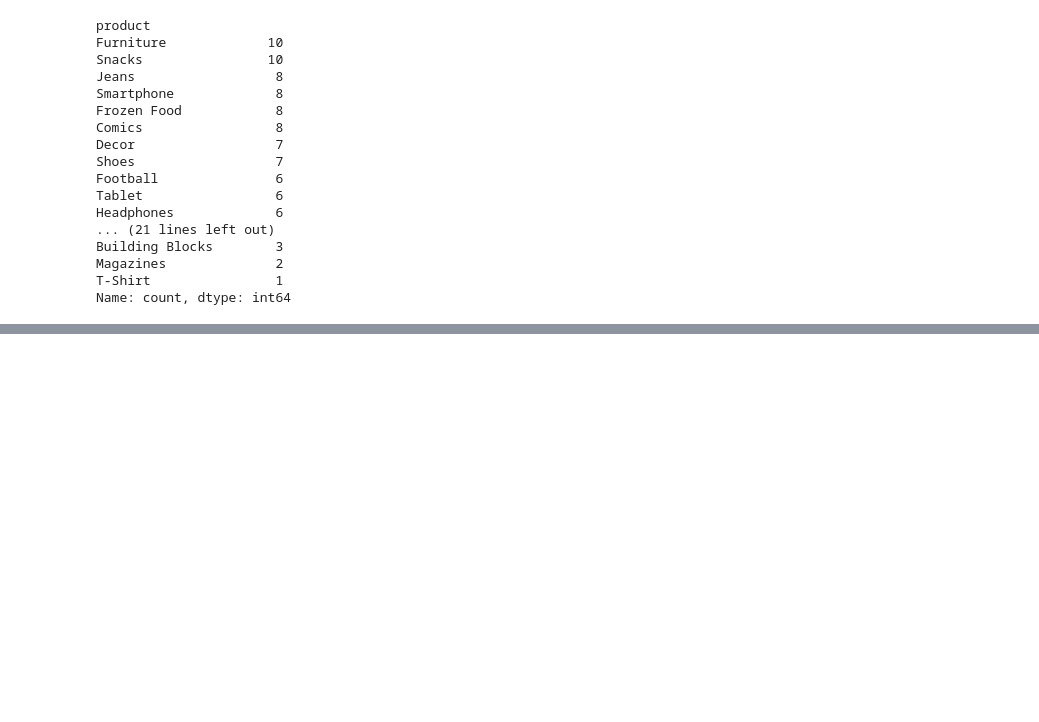
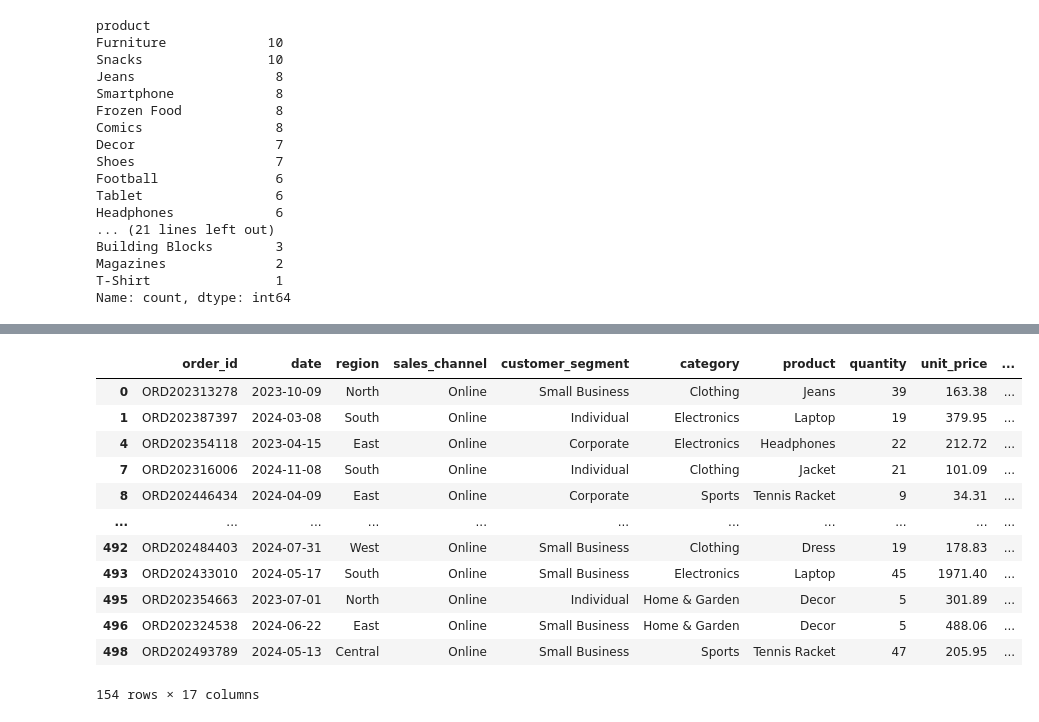
Before and after one commit to MR-pavan-patil/Pavan-Main-datascince, a Jupyter notebook: Pd & np/sales.ipynb, the cells around one changed output, grey strips where cells are left out. Saved outputs shown, nothing was run; the diff lists cells and outputs as text; code cells hidden in the pictures; blank space fills up the shorter version.

```diff
--- a/Pd & np/sales.ipynb
+++ b/Pd & np/sales.ipynb
@@ -158,0 +168,18 @@ Name: count, dtype: int64
+# %%
+online=df[df["sales_channel"]=="Online"]
+# %%
+online
+# %% [output]
+|  | order_id | date | region | sales_channel | customer_segment | category | product | quantity | unit_price | ... |
+| 0 | ORD202313278 | 2023-10-09 | North | Online | Small Business | Clothing | Jeans | 39 | 163.38 | ... |
+| 1 | ORD202387397 | 2024-03-08 | South | Online | Individual | Electronics | Laptop | 19 | 379.95 | ... |
+| 4 | ORD202354118 | 2023-04-15 | East | Online | Corporate | Electronics | Headphones | 22 | 212.72 | ... |
+| 7 | ORD202316006 | 2024-11-08 | South | Online | Individual | Clothing | Jacket | 21 | 101.09 | ... |
+| 8 | ORD202446434 | 2024-04-09 | East | Online | Corporate | Sports | Tennis Racket | 9 | 34.31 | ... |
+| ... | ... | ... | ... | ... | ... | ... | ... | ... | ... | ... |
+| 492 | ORD202484403 | 2024-07-31 | West | Online | Small Business | Clothing | Dress | 19 | 178.83 | ... |
+| 493 | ORD202433010 | 2024-05-17 | South | Online | Small Business | Electronics | Laptop | 45 | 1971.40 | ... |
+| 495 | ORD202354663 | 2023-07-01 | North | Online | Individual | Home & Garden | Decor | 5 | 301.89 | ... |
+| 496 | ORD202324538 | 2024-06-22 | East | Online | Small Business | Home & Garden | Decor | 5 | 488.06 | ... |
+| 498 | ORD202493789 | 2024-05-13 | Central | Online | Small Business | Sports | Tennis Racket | 47 | 205.95 | ... |
+154 rows × 17 columns
```
Also changed, not shown: parts of 14 cells of this notebook, 5 other files.
